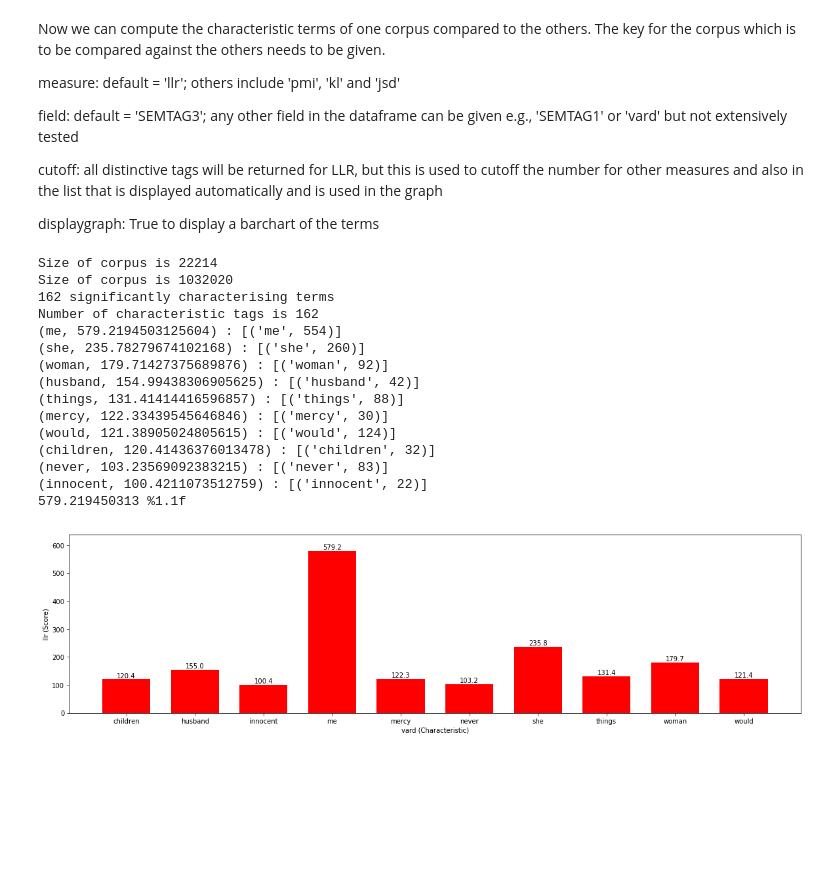
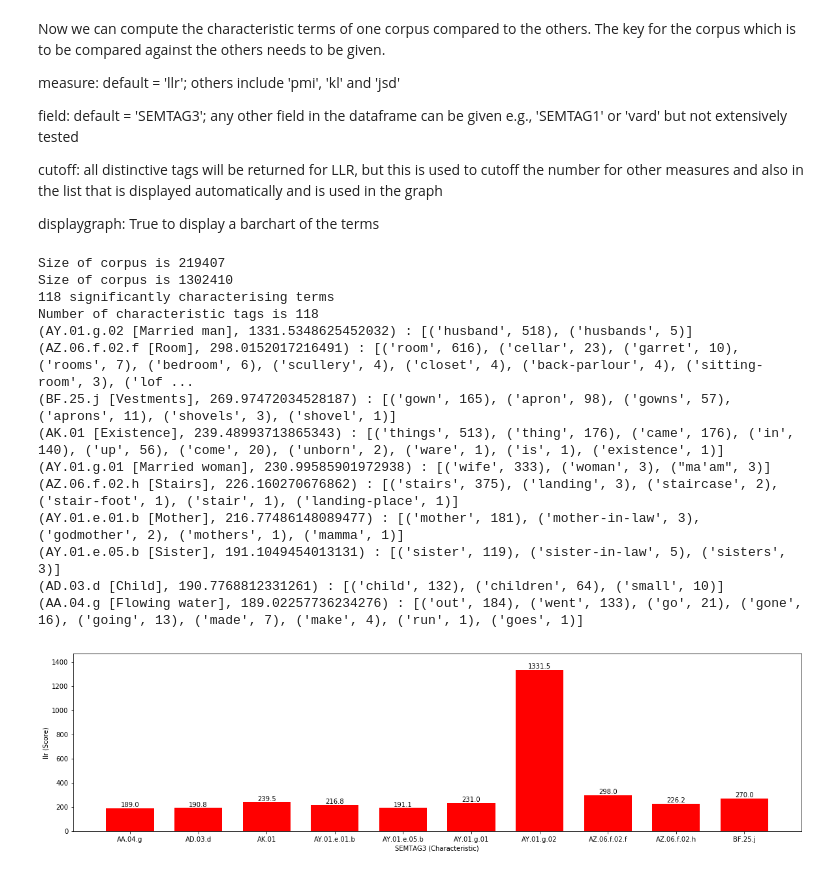
Before and after one commit to julieweeds/samdist, a Jupyter notebook: SamuelsViewer.ipynb, the cells around one changed output. Drawn from its saved outputs; the diff is of its cells as text; code cells hidden in the pictures; blank space fills up the shorter version.

```diff
--- a/SamuelsViewer.ipynb
+++ b/SamuelsViewer.ipynb
@@ -158,22 +179,21 @@ cutoff: all distinctive tags will be returned for LLR, but this is used to cutof
 
 displaygraph: True to display a barchart of the terms
 # %%
-fdef_tags=my_comp.compute_surprises('fdef',measure='llr',field='vard',cutoff=10,displaygraph=True)
+fdef_tags=my_comp.compute_surprises('fnonl',measure='llr',field='SEMTAG3',cutoff=10,displaygraph=True)
 # %% [output]
-Size of corpus is 22214
-Size of corpus is 1032020
-162 significantly characterising terms
-Number of characteristic tags is 162
-(me, 579.2194503125604) : [('me', 554)]
-(she, 235.78279674102168) : [('she', 260)]
-(woman, 179.71427375689876) : [('woman', 92)]
-(husband, 154.99438306905625) : [('husband', 42)]
-(things, 131.41414416596857) : [('things', 88)]
-(mercy, 122.33439545646846) : [('mercy', 30)]
-(would, 121.38905024805615) : [('would', 124)]
-(children, 120.41436376013478) : [('children', 32)]
-(never, 103.23569092383215) : [('never', 83)]
-(innocent, 100.4211073512759) : [('innocent', 22)]
-579.219450313 %1.1f
+Size of corpus is 219407
+Size of corpus is 1302410
+118 significantly characterising terms
+Number of characteristic tags is 118
+(AY.01.g.02 [Married man], 1331.5348625452032) : [('husband', 518), ('husbands', 5)]
+(AZ.06.f.02.f [Room], 298.0152017216491) : [('room', 616), ('cellar', 23), ('garret', 10), ('rooms', 7), ('bedroom', 6), ('scullery', 4), ('closet', 4), ('back-parlour', 4), ('sitting-room', 3), ('lof ...
+(BF.25.j [Vestments], 269.97472034528187) : [('gown', 165), ('apron', 98), ('gowns', 57), ('aprons', 11), ('shovels', 3), ('shovel', 1)]
+(AK.01 [Existence], 239.48993713865343) : [('things', 513), ('thing', 176), ('came', 176), ('in', 140), ('up', 56), ('come', 20), ('unborn', 2), ('ware', 1), ('is', 1), ('existence', 1)]
+(AY.01.g.01 [Married woman], 230.99585901972938) : [('wife', 333), ('woman', 3), ("ma'am", 3)]
+(AZ.06.f.02.h [Stairs], 226.160270676862) : [('stairs', 375), ('landing', 3), ('staircase', 2), ('stair-foot', 1), ('stair', 1), ('landing-place', 1)]
+(AY.01.e.01.b [Mother], 216.77486148089477) : [('mother', 181), ('mother-in-law', 3), ('godmother', 2), ('mothers', 1), ('mamma', 1)]
+(AY.01.e.05.b [Sister], 191.1049454013131) : [('sister', 119), ('sister-in-law', 5), ('sisters', 3)]
+(AD.03.d [Child], 190.7768812331261) : [('child', 132), ('children', 64), ('small', 10)]
+(AA.04.g [Flowing water], 189.02257736234276) : [('out', 184), ('went', 133), ('go', 21), ('gone', 16), ('going', 13), ('made', 7), ('make', 4), ('run', 1), ('goes', 1)]
-[figure, old version]
+[figure, new version]
 # %%
```
Also changed, not shown: parts of 14 cells of this notebook, 3 other files.
